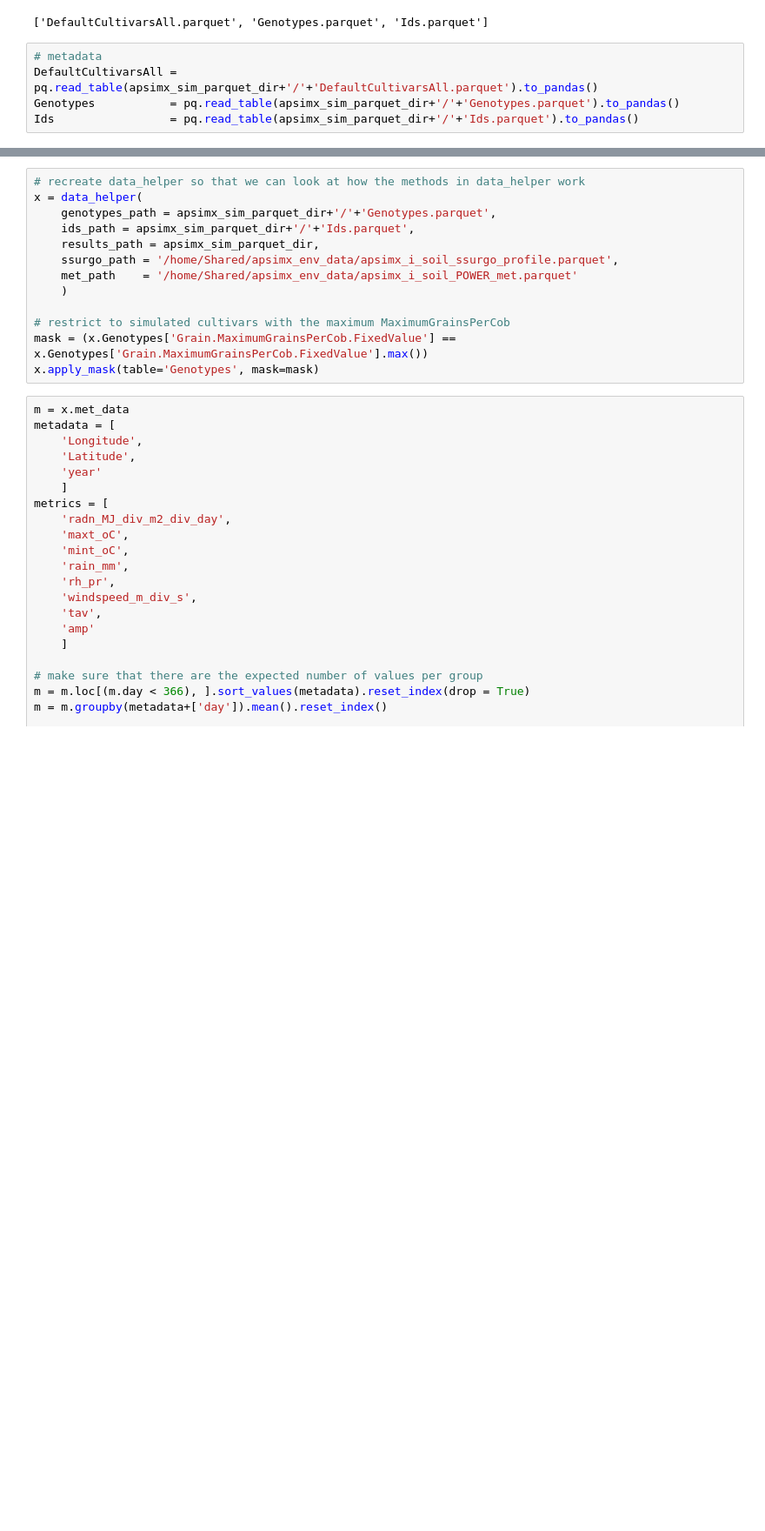
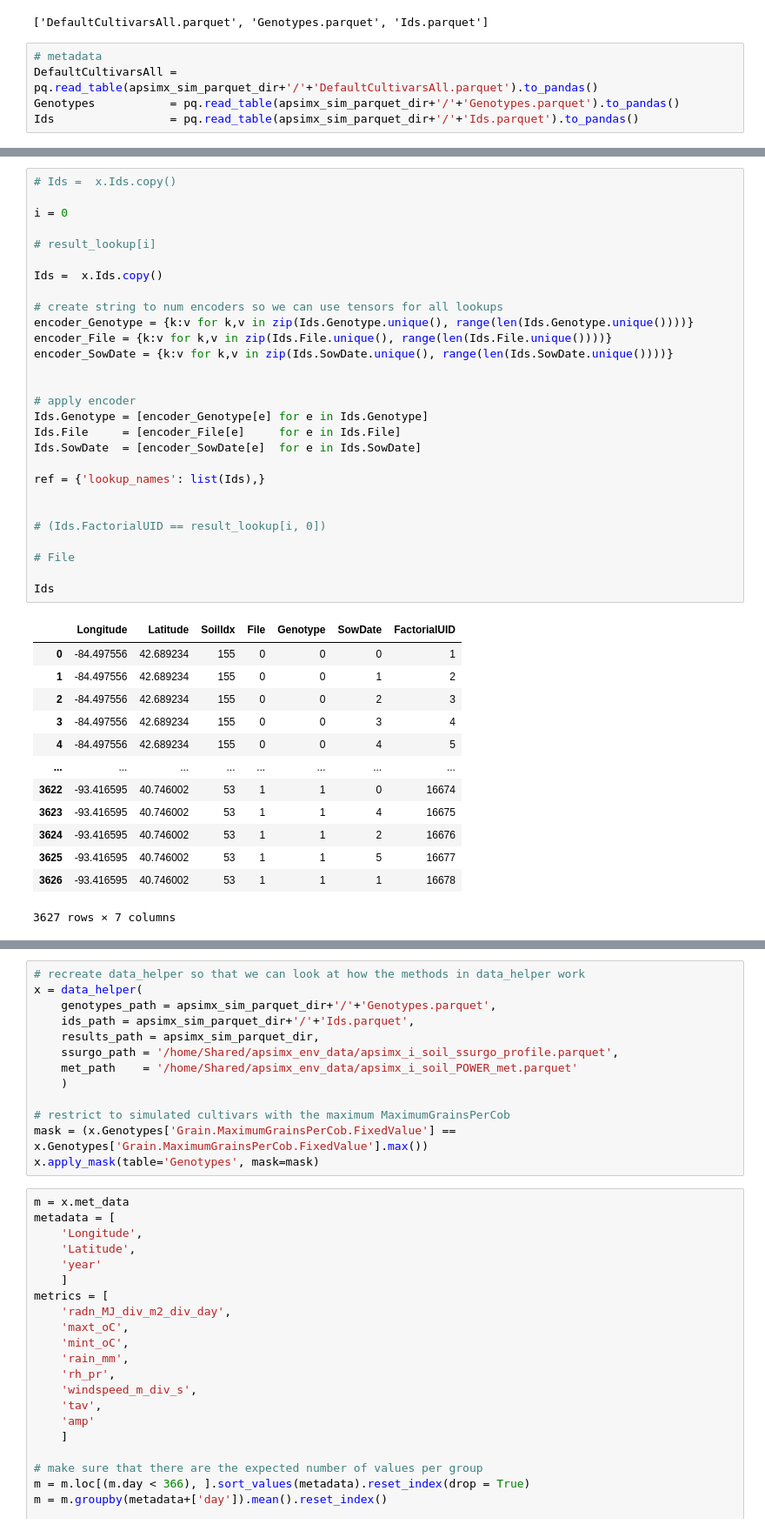
Before and after one commit to DanielKick-USDA/apsimxml, a Jupyter notebook: nbs/02_parquet_dataloader.ipynb, the cells around one changed output, grey strips where cells are left out. Shown at 87% size. Saved outputs shown, nothing was run; the diff lists cells and outputs as text; blank space fills up the shorter version.

Commit message:
Added simple encoder for text fields

```diff
--- a/nbs/02_parquet_dataloader.ipynb
+++ b/nbs/02_parquet_dataloader.ipynb
@@ -499,2 +512,44 @@ Soil compartment thickness: 200.0
+# %%
+# Ids =  x.Ids.copy()
+
+i = 0
+
+# result_lookup[i]
+
+Ids =  x.Ids.copy()
+
+# create string to num encoders so we can use tensors for all lookups
+encoder_Genotype = {k:v for k,v in zip(Ids.Genotype.unique(), range(len(Ids.Genotype.unique())))}
+encoder_File = {k:v for k,v in zip(Ids.File.unique(), range(len(Ids.File.unique())))}
+encoder_SowDate = {k:v for k,v in zip(Ids.SowDate.unique(), range(len(Ids.SowDate.unique())))}
+
+
+# apply encoder
+Ids.Genotype = [encoder_Genotype[e] for e in Ids.Genotype]
+Ids.File     = [encoder_File[e]     for e in Ids.File]
+Ids.SowDate  = [encoder_SowDate[e]  for e in Ids.SowDate]
+
+ref = {'lookup_names': list(Ids),}
+
+
+# (Ids.FactorialUID == result_lookup[i, 0])
+
+# File
+
+Ids
+# %% [output]
+|  | Longitude | Latitude | SoilIdx | File | Genotype | SowDate | FactorialUID |
+| 0 | -84.497556 | 42.689234 | 155 | 0 | 0 | 0 | 1 |
+| 1 | -84.497556 | 42.689234 | 155 | 0 | 0 | 1 | 2 |
+| 2 | -84.497556 | 42.689234 | 155 | 0 | 0 | 2 | 3 |
+| 3 | -84.497556 | 42.689234 | 155 | 0 | 0 | 3 | 4 |
+| 4 | -84.497556 | 42.689234 | 155 | 0 | 0 | 4 | 5 |
+| ... | ... | ... | ... | ... | ... | ... | ... |
+| 3622 | -93.416595 | 40.746002 | 53 | 1 | 1 | 0 | 16674 |
+| 3623 | -93.416595 | 40.746002 | 53 | 1 | 1 | 4 | 16675 |
+| 3624 | -93.416595 | 40.746002 | 53 | 1 | 1 | 2 | 16676 |
+| 3625 | -93.416595 | 40.746002 | 53 | 1 | 1 | 5 | 16677 |
+| 3626 | -93.416595 | 40.746002 | 53 | 1 | 1 | 1 | 16678 |
+3627 rows × 7 columns
 # %%
 x.Ids
```
Also changed, not shown: parts of 48 cells of this notebook.
